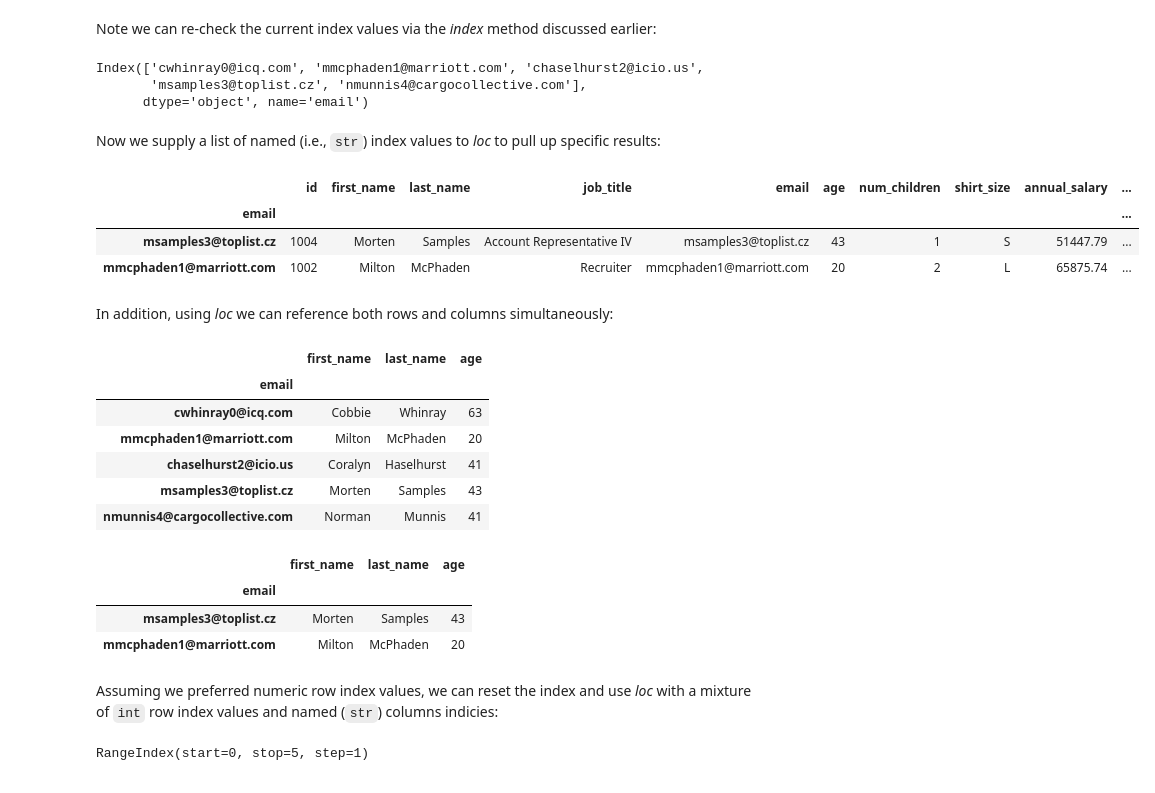
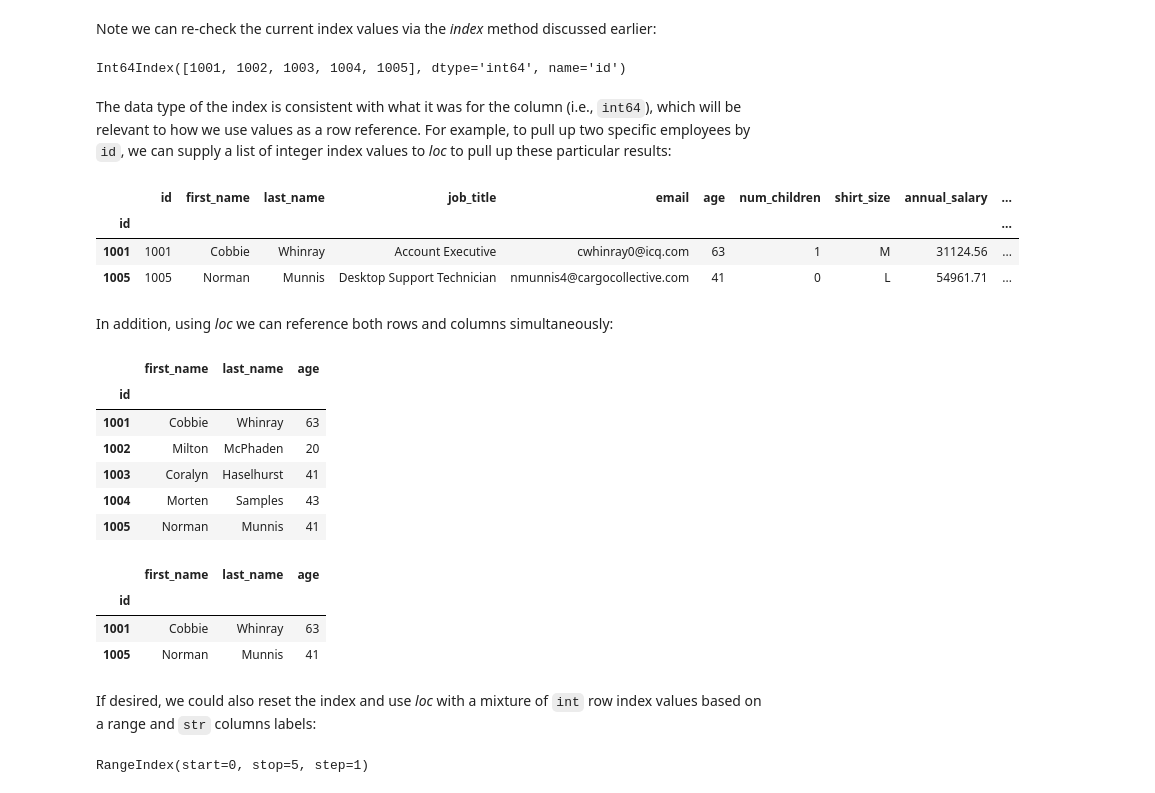
Before and after one commit to davedgd/python-bootcamp, a Jupyter notebook: Unit 5/Python-Bootcamp-Unit5.ipynb, the cells around one changed output. Saved outputs shown, nothing was run; the diff lists cells and outputs as text; code cells hidden in the pictures.

```diff
--- a/Unit 5/Python-Bootcamp-Unit5.ipynb
+++ b/Unit 5/Python-Bootcamp-Unit5.ipynb
@@ -570,5 +576,5 @@ First, we need to set the DataFrame's index to a relevant column using the *set_
 # %%
-myDFShort.set_index('email', inplace = True, drop = False) # set email as the labelled index (in-place) without dropping the column set as the index
+myDFShort.set_index('id', inplace = True, drop = False) # set id as the labelled index (in-place) without dropping the column set as the index
 myDFShort
 # %% [output]
 |  | id | first_name | last_name | job_title | email | age | num_children | shirt_size | annual_salary | ... |
@@ -583,37 +589,35 @@ Note we can re-check the current index values via the *index* method discussed e
 # %%
 myDFShort.index
 # %% [output]
-Index(['cwhinray0@icq.com', 'mmcphaden1@marriott.com', 'chaselhurst2@icio.us',
-       'msamples3@toplist.cz', 'nmunnis4@cargocollective.com'],
-      dtype='object', name='email')
+Int64Index([1001, 1002, 1003, 1004, 1005], dtype='int64', name='id')
-# %% [markdown]
-Now we supply a list of named (i.e., `str`) index values to *loc* to pull up specific results:
+# %% [markdown]
+The data type of the index is consistent with what it was for the column (i.e., `int64`), which will be relevant to how we use values as a row reference. For example, to pull up two specific employees by `id`, we can supply a list of integer index values to *loc* to pull up these particular results:
 # %%
-myDFShort.loc[['msamples3@toplist.cz', 'mmcphaden1@marriott.com']] # return specific people via the newly established email index
+myDFShort.loc[[1001, 1005]] # return specific people via the newly established id index
 # %% [output]
 |  | id | first_name | last_name | job_title | email | age | num_children | shirt_size | annual_salary | ... |
-| email |  |  |  |  |  |  |  |  |  | ... |
-| msamples3@toplist.cz | 1004 | Morten | Samples | Account Representative IV | msamples3@toplist.cz | 43 | 1 | S | 51447.79 | ... |
-| mmcphaden1@marriott.com | 1002 | Milton | McPhaden | Recruiter | mmcphaden1@marriott.com | 20 | 2 | L | 65875.74 | ... |
+| id |  |  |  |  |  |  |  |  |  | ... |
+| 1001 | 1001 | Cobbie | Whinray | Account Executive | cwhinray0@icq.com | 63 | 1 | M | 31124.56 | ... |
+| 1005 | 1005 | Norman | Munnis | Desktop Support Technician | nmunnis4@cargocollective.com | 41 | 0 | L | 54961.71 | ... |
 # %% [markdown]
 In addition, using *loc* we can reference both rows and columns simultaneously:
 # %%
 myDFShort.loc[:, ['first_name', 'last_name', 'age']] # return all rows and selected columns
 # %% [output]
 |  | first_name | last_name | age |
-| email |  |  |  |
-| cwhinray0@icq.com | Cobbie | Whinray | 63 |
-| mmcphaden1@marriott.com | Milton | McPhaden | 20 |
-| chaselhurst2@icio.us | Coralyn | Haselhurst | 41 |
-| msamples3@toplist.cz | Morten | Samples | 43 |
-| nmunnis4@cargocollective.com | Norman | Munnis | 41 |
+| id |  |  |  |
+| 1001 | Cobbie | Whinray | 63 |
+| 1002 | Milton | McPhaden | 20 |
+| 1003 | Coralyn | Haselhurst | 41 |
+| 1004 | Morten | Samples | 43 |
+| 1005 | Norman | Munnis | 41 |
 # %%
-myDFShort.loc[['msamples3@toplist.cz', 'mmcphaden1@marriott.com'], ['first_name', 'last_name', 'age']] # return named index values and selected columns
+myDFShort.loc[[1001, 1005], ['first_name', 'last_name', 'age']] # return named index values and selected columns
 # %% [output]
 |  | first_name | last_name | age |
-| email |  |  |  |
-| msamples3@toplist.cz | Morten | Samples | 43 |
-| mmcphaden1@marriott.com | Milton | McPhaden | 20 |
+| id |  |  |  |
+| 1001 | Cobbie | Whinray | 63 |
+| 1005 | Norman | Munnis | 41 |
 # %% [markdown]
-Assuming we preferred numeric row index values, we can reset the index and use *loc* with a mixture of `int` row index values and named (`str`) columns indicies:
+If desired, we could also reset the index and use *loc* with a mixture of `int` row index values based on a range and `str` columns labels:
 # %%
```
Also changed, not shown: parts of 16 cells of this notebook, 1 other file.
